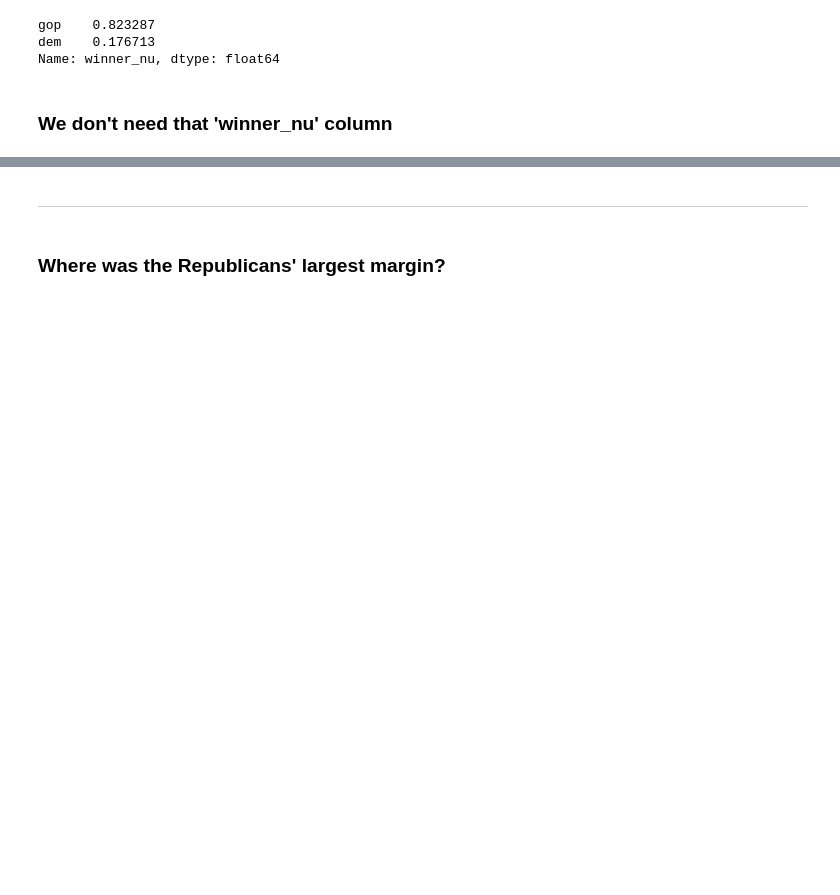
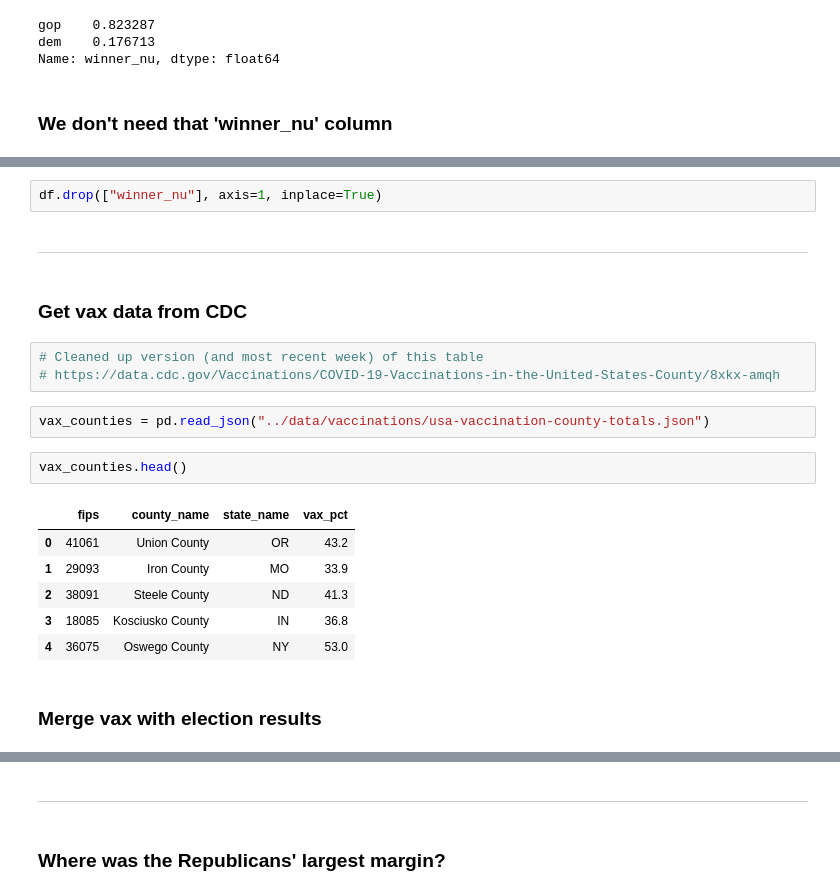
Before and after one commit to stiles/usc, a Jupyter notebook: notebooks/04_presidential_results.ipynb, the cells around one changed output, grey strips where cells are left out. Saved outputs shown, nothing was run; the diff lists cells and outputs as text; blank space fills up the shorter version.

Commit message:
adding merge w/ vax and nb-black

```diff
--- a/notebooks/04_presidential_results.ipynb
+++ b/notebooks/04_presidential_results.ipynb
@@ -169,0 +173,22 @@ df.drop(['winner_nu'], axis=1, inplace=True)
+# %%
+df.drop(["winner_nu"], axis=1, inplace=True)
+# %% [markdown]
+---
+# %% [markdown]
+### Get vax data from CDC
+# %%
+# Cleaned up version (and most recent week) of this table
+# https://data.cdc.gov/Vaccinations/COVID-19-Vaccinations-in-the-United-States-County/8xkx-amqh
+# %%
+vax_counties = pd.read_json("../data/vaccinations/usa-vaccination-county-totals.json")
+# %%
+vax_counties.head()
+# %% [output]
+|  | fips | county_name | state_name | vax_pct |
+| 0 | 41061 | Union County | OR | 43.2 |
+| 1 | 29093 | Iron County | MO | 33.9 |
+| 2 | 38091 | Steele County | ND | 41.3 |
+| 3 | 18085 | Kosciusko County | IN | 36.8 |
+| 4 | 36075 | Oswego County | NY | 53.0 |
+# %% [markdown]
+### Merge vax with election results
```
Also changed, not shown: parts of 33 cells of this notebook, 1 other file.
